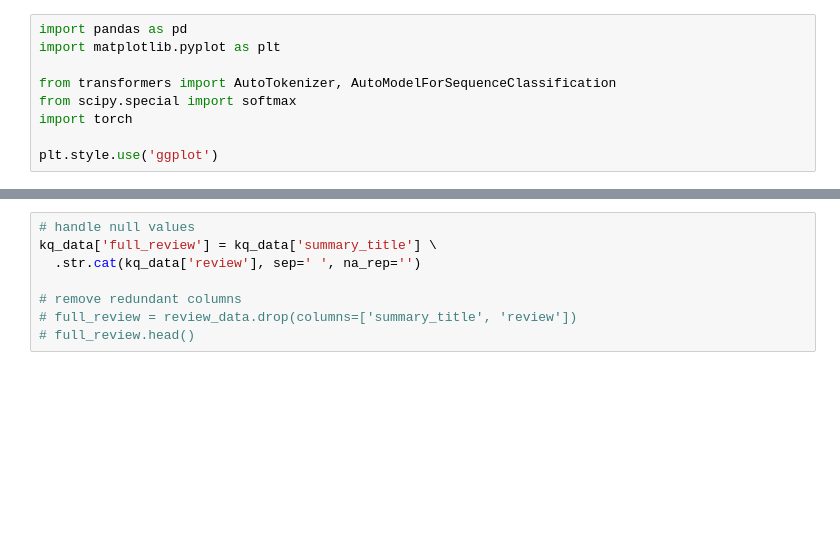
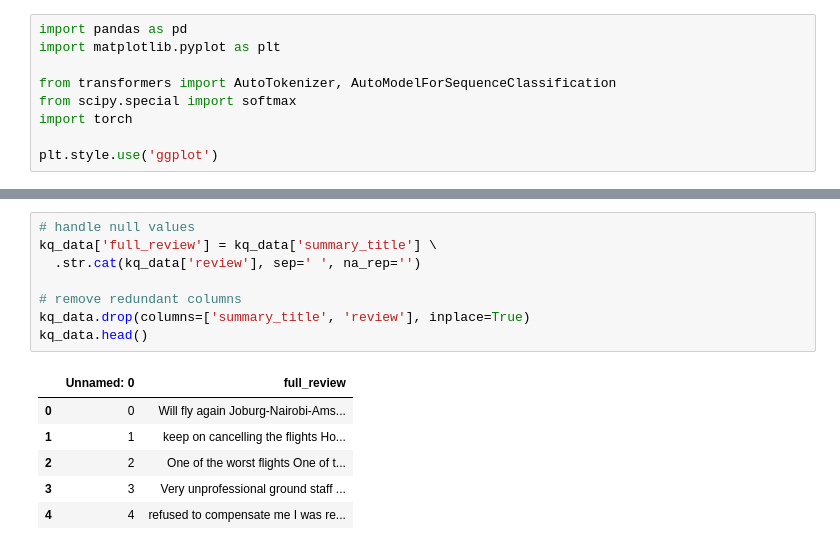
Before and after one commit to Demiga-g/kenya-airways-analytics, a Jupyter notebook: kenya_airways_analytics.ipynb, the cells around one changed output, grey strips where cells are left out. Drawn from its saved outputs; the diff is of its cells as text; blank space fills up the shorter version.

```diff
--- a/kenya_airways_analytics.ipynb
+++ b/kenya_airways_analytics.ipynb
@@ -34,8 +47,15 @@ dtype: int64
 # %%
 # handle null values
 kq_data['full_review'] = kq_data['summary_title'] \
   .str.cat(kq_data['review'], sep=' ', na_rep='')
 
 # remove redundant columns
-# full_review = review_data.drop(columns=['summary_title', 'review'])
-# full_review.head()
+kq_data.drop(columns=['summary_title', 'review'], inplace=True)
+kq_data.head()
+# %% [output]
+|  | Unnamed: 0 | full_review |
+| 0 | 0 | Will fly again Joburg-Nairobi-Ams... |
+| 1 | 1 | keep on cancelling the flights Ho... |
+| 2 | 2 | One of the worst flights One of t... |
+| 3 | 3 | Very unprofessional ground staff ... |
+| 4 | 4 | refused to compensate me I was re... |
```
Also changed, not shown: parts of 16 cells of this notebook.
